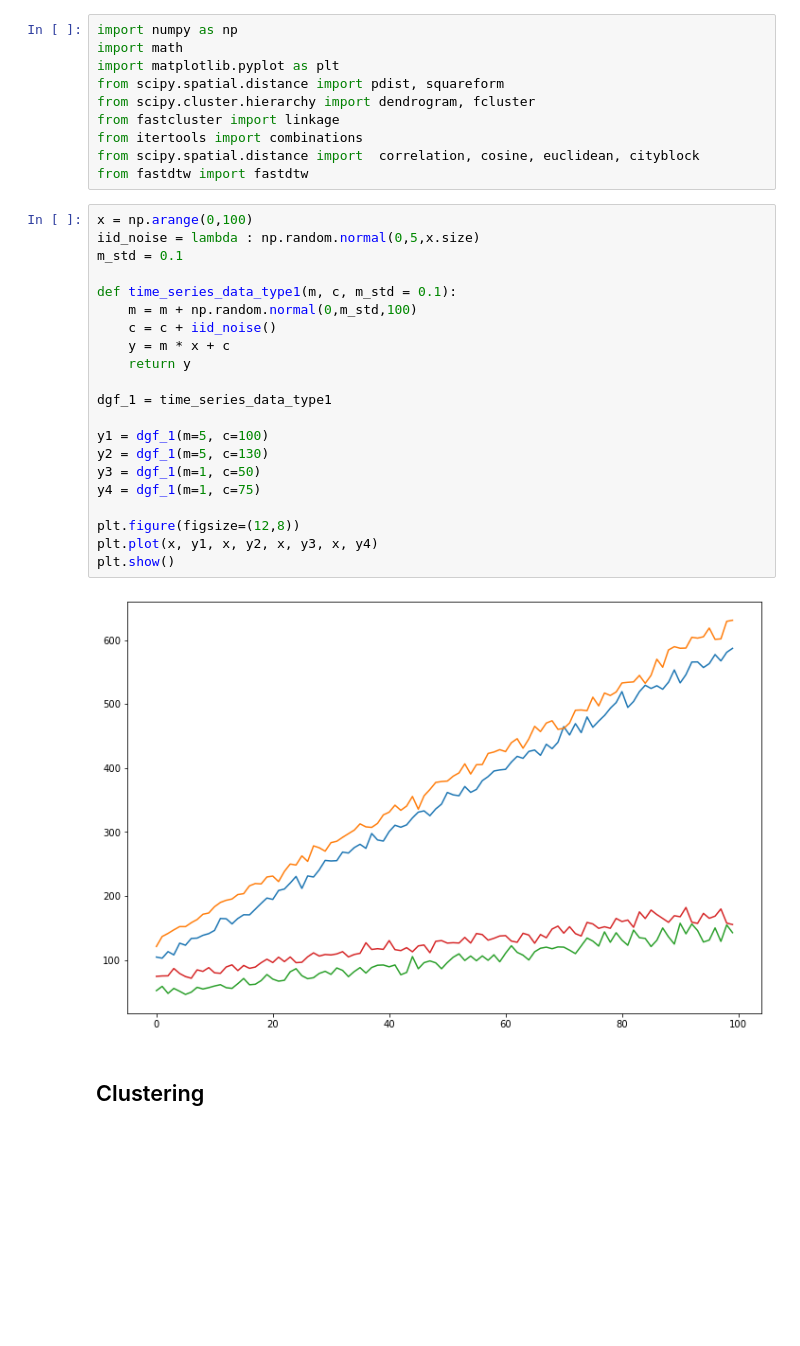
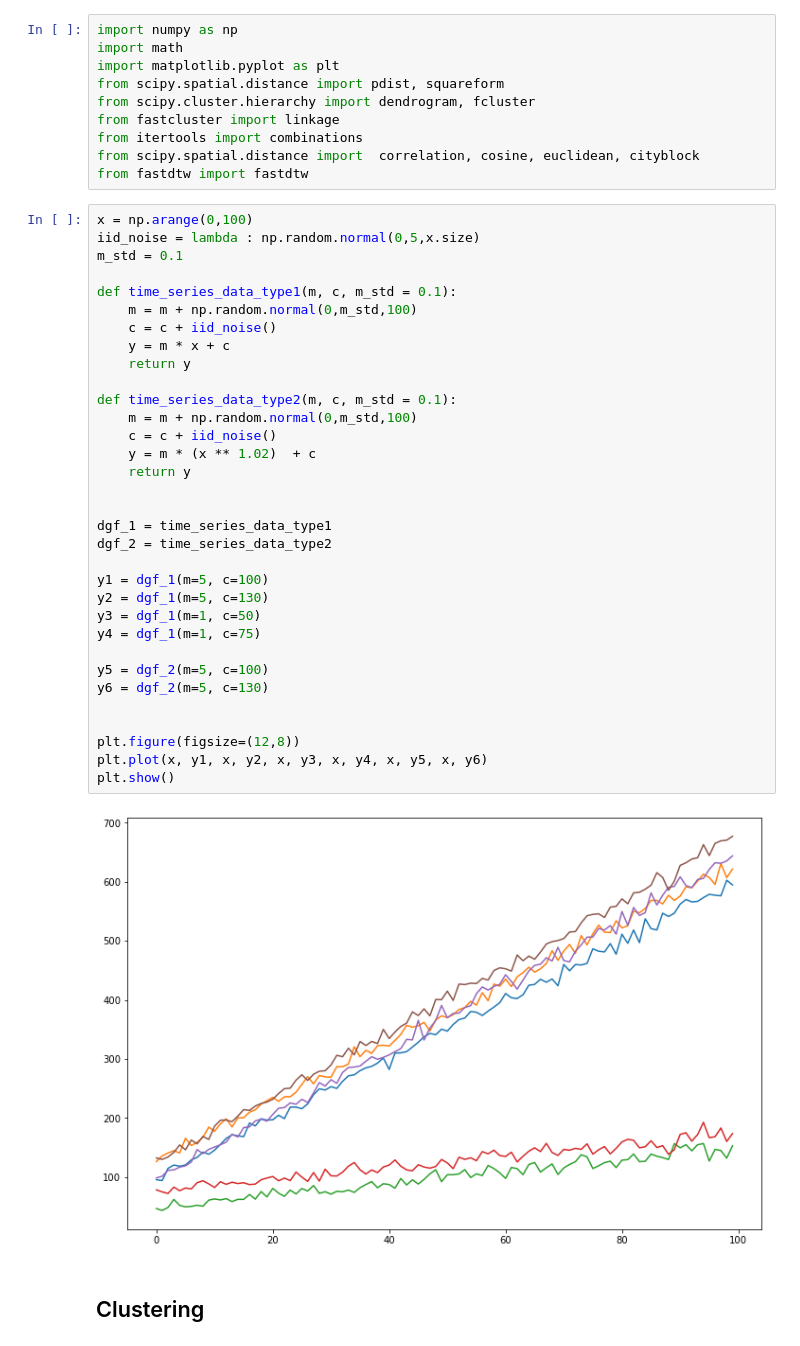
Before and after one commit to chayapan/thesis, a Jupyter notebook: 6.0 Evaluate Solution/2_Forecasting.ipynb, the cells around one changed output. Drawn from its saved outputs; the diff is of its cells as text; blank space fills up the shorter version.

```diff
--- a/6.0 Evaluate Solution/2_Forecasting.ipynb
+++ b/6.0 Evaluate Solution/2_Forecasting.ipynb
@@ -15,26 +25,38 @@ from fastdtw import fastdtw
 # %%
 x = np.arange(0,100)
 iid_noise = lambda : np.random.normal(0,5,x.size)
 m_std = 0.1
 
 def time_series_data_type1(m, c, m_std = 0.1):
     m = m + np.random.normal(0,m_std,100)
     c = c + iid_noise()
     y = m * x + c
     return y
 
+def time_series_data_type2(m, c, m_std = 0.1):
+    m = m + np.random.normal(0,m_std,100)
+    c = c + iid_noise()
+    y = m * (x ** 1.02)  + c
+    return y
+
+
 dgf_1 = time_series_data_type1
+dgf_2 = time_series_data_type2
 
 y1 = dgf_1(m=5, c=100)
 y2 = dgf_1(m=5, c=130)
 y3 = dgf_1(m=1, c=50)
 y4 = dgf_1(m=1, c=75)
 
+y5 = dgf_2(m=5, c=100)
+y6 = dgf_2(m=5, c=130)
+
+
 plt.figure(figsize=(12,8))
-plt.plot(x, y1, x, y2, x, y3, x, y4)
+plt.plot(x, y1, x, y2, x, y3, x, y4, x, y5, x, y6)
 plt.show()
 # %% [output]
-[figure, old version]
+[figure, new version]
 # %% [markdown]
 ## Clustering
 # %%
```
Also changed, not shown: parts of 19 cells of this notebook, 1 other file.
